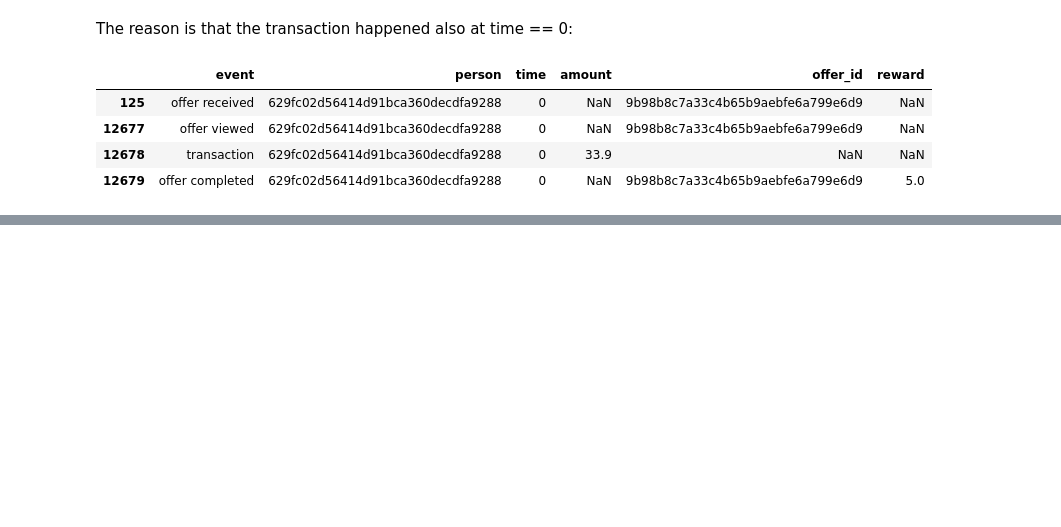
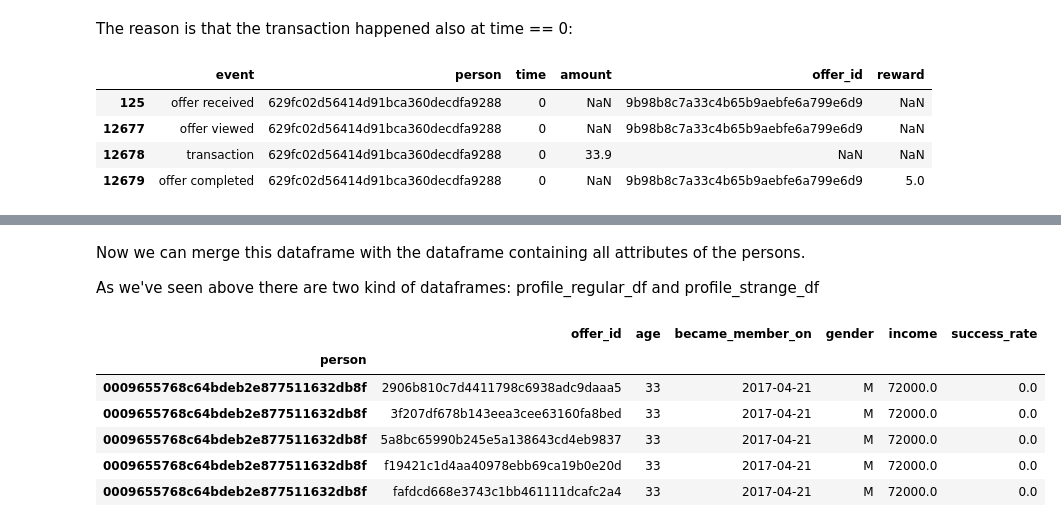
Before and after one commit to dfv-ms/udacity_nd025_term2_project_4-capstone, a Jupyter notebook: Starbucks_Capstone_notebook.ipynb, the cells around one changed output, grey strips where cells are left out. Cells and saved outputs as stored; diff of their text form; code cells hidden in the pictures; blank space fills up the shorter version.

```diff
--- a/Starbucks_Capstone_notebook.ipynb
+++ b/Starbucks_Capstone_notebook.ipynb
@@ -704,0 +713,3 @@ transcript_df.query("person == '629fc02d56414d91bca360decdfa9288' & time == 0")
+# %%
+completed_offers_per_person_and_id = completed_offers.groupby(['person', 'offer_id'])['event'].agg('count')
+completed_offers_per_person_and_id.head()
@@ -704,0 +726,3 @@ transcript_df.query("person == '629fc02d56414d91bca360decdfa9288' & time == 0")
+# %%
+received_offers_per_person_and_id = transcript_df[transcript_df['event'] == "offer received"].groupby(['person', 'offer_id'])['event'].agg('count')
+received_offers_per_person_and_id.head()
@@ -704,0 +739,4 @@ transcript_df.query("person == '629fc02d56414d91bca360decdfa9288' & time == 0")
+# %%
+offers_per_person = pd.concat([received_offers_per_person_and_id.rename('received'), completed_offers_per_person_and_id.rename('completed')], axis=1).fillna(value=0).reset_index()
+offers_per_person['success_rate'] = offers_per_person['completed'] / offers_per_person['received'] * 100
+offers_per_person.head()
@@ -704,0 +750,22 @@ transcript_df.query("person == '629fc02d56414d91bca360decdfa9288' & time == 0")
+# %% [markdown]
+Now we can merge this dataframe with the dataframe containing all attributes of the persons.
+
+As we've seen above there are two kind of dataframes: profile_regular_df and profile_strange_df
+# %%
+data_regular = pd.merge(offers_per_person, profile_regular_df, left_on='person', right_on='id').drop(columns=['id', 'received', 'completed'], axis=1).set_index('person')
+# put success_rate (the dependant variable) at the end of the dataframe
+data_regular['success_rate'] = data_regular.pop('success_rate')
+
+data_strange = pd.merge(offers_per_person, profile_strange_df, left_on='person', right_on='id').drop(columns=['id', 'received', 'completed', 'age', 'gender', 'income'], axis=1).set_index('person')
+# put success_rate (the dependant variable) at the end of the dataframe
+data_strange['success_rate'] = data_strange.pop('success_rate')
+
+data_regular.head()
+# %% [output]
+|  | offer_id | age | became_member_on | gender | income | success_rate |
+| person |  |  |  |  |  |  |
+| 0009655768c64bdeb2e877511632db8f | 2906b810c7d4411798c6938adc9daaa5 | 33 | 2017-04-21 | M | 72000.0 | 0.0 |
+| 0009655768c64bdeb2e877511632db8f | 3f207df678b143eea3cee63160fa8bed | 33 | 2017-04-21 | M | 72000.0 | 0.0 |
+| 0009655768c64bdeb2e877511632db8f | 5a8bc65990b245e5a138643cd4eb9837 | 33 | 2017-04-21 | M | 72000.0 | 0.0 |
+| 0009655768c64bdeb2e877511632db8f | f19421c1d4aa40978ebb69ca19b0e20d | 33 | 2017-04-21 | M | 72000.0 | 0.0 |
+| 0009655768c64bdeb2e877511632db8f | fafdcd668e3743c1bb461111dcafc2a4 | 33 | 2017-04-21 | M | 72000.0 | 0.0 |
```
Also changed, not shown: parts of 23 cells of this notebook.
